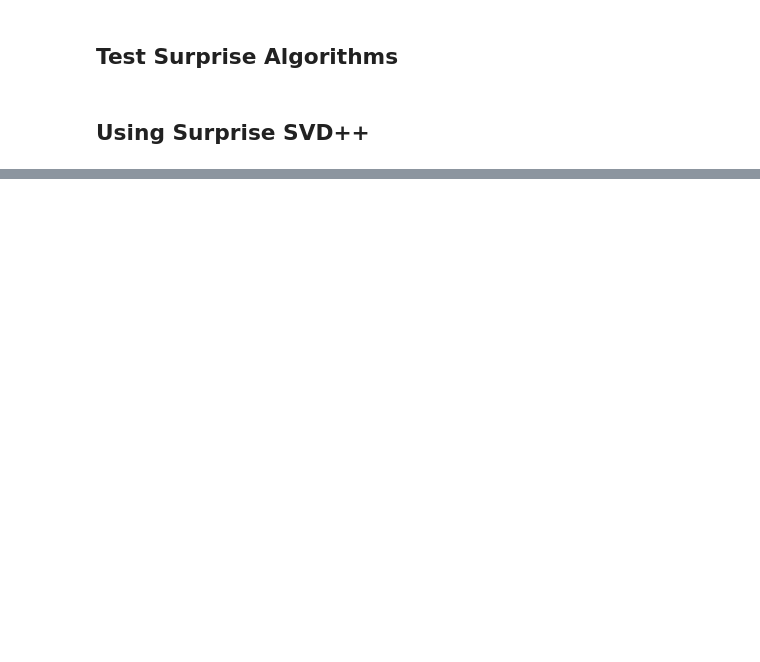
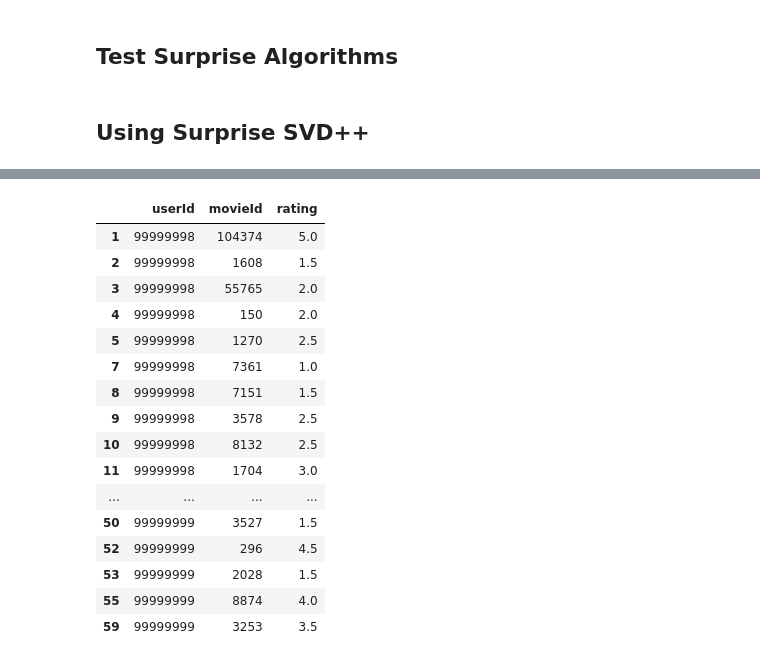
Before and after one commit to Laszarus/dsi-recommender-case-study, a Jupyter notebook: vanessa/vanessa.ipynb, the cells around one changed output, grey strips where cells are left out. Cells and saved outputs as stored; diff of their text form; code cells hidden in the pictures; blank space fills up the shorter version.

```diff
--- a/vanessa/vanessa.ipynb
+++ b/vanessa/vanessa.ipynb
@@ -42,0 +149,28 @@ accuracy.rmse(predictions)
+# %%
+teach_ratings.drop(['genres','movie','title','user'],axis=1,inplace=True)
+# %%
+teach_ratings.dropna(axis=0,inplace=True)
+# %%
+teach_ratings['movieId'] = [int(ID) for ID in teach_ratings['movieId']]
+# %%
+teach_ratings = teach_ratings[['userId','movieId','rating']]
+# %%
+teach_ratings
+# %% [output]
+|  | userId | movieId | rating |
+| 1 | 99999998 | 104374 | 5.0 |
+| 2 | 99999998 | 1608 | 1.5 |
+| 3 | 99999998 | 55765 | 2.0 |
+| 4 | 99999998 | 150 | 2.0 |
+| 5 | 99999998 | 1270 | 2.5 |
+| 7 | 99999998 | 7361 | 1.0 |
+| 8 | 99999998 | 7151 | 1.5 |
+| 9 | 99999998 | 3578 | 2.5 |
+| 10 | 99999998 | 8132 | 2.5 |
+| 11 | 99999998 | 1704 | 3.0 |
+| ... | ... | ... | ... |
+| 50 | 99999999 | 3527 | 1.5 |
+| 52 | 99999999 | 296 | 4.5 |
+| 53 | 99999999 | 2028 | 1.5 |
+| 55 | 99999999 | 8874 | 4.0 |
+| 59 | 99999999 | 3253 | 3.5 |
```
Also changed, not shown: parts of 38 cells of this notebook, 1 other file.
